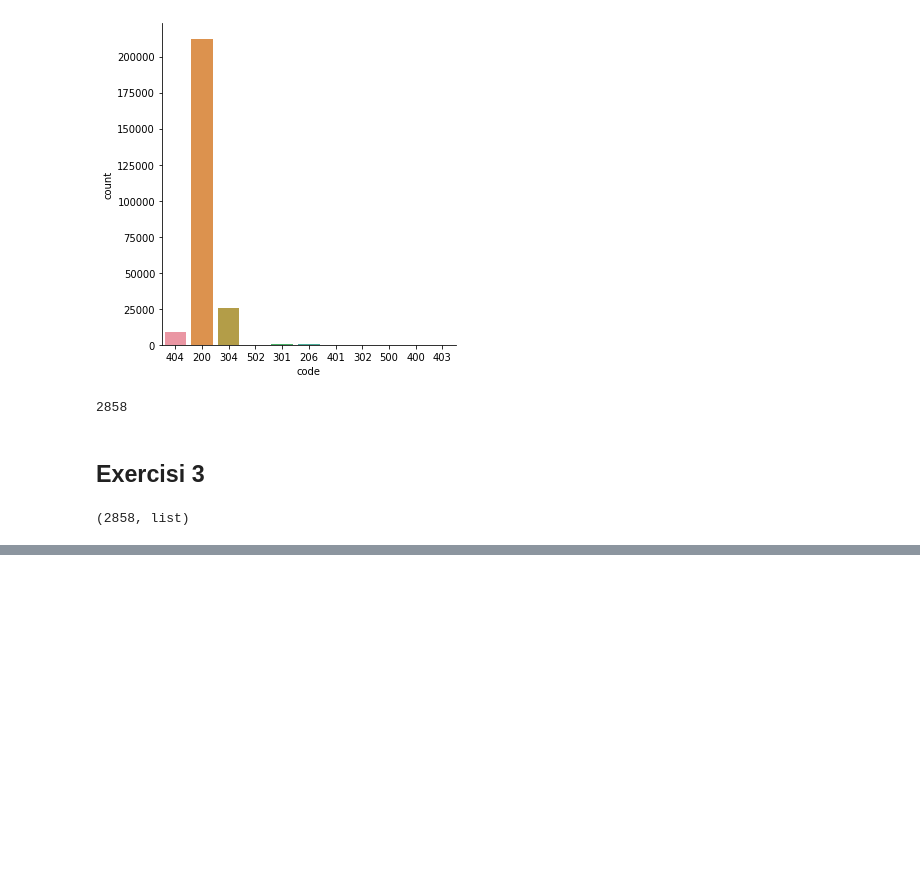
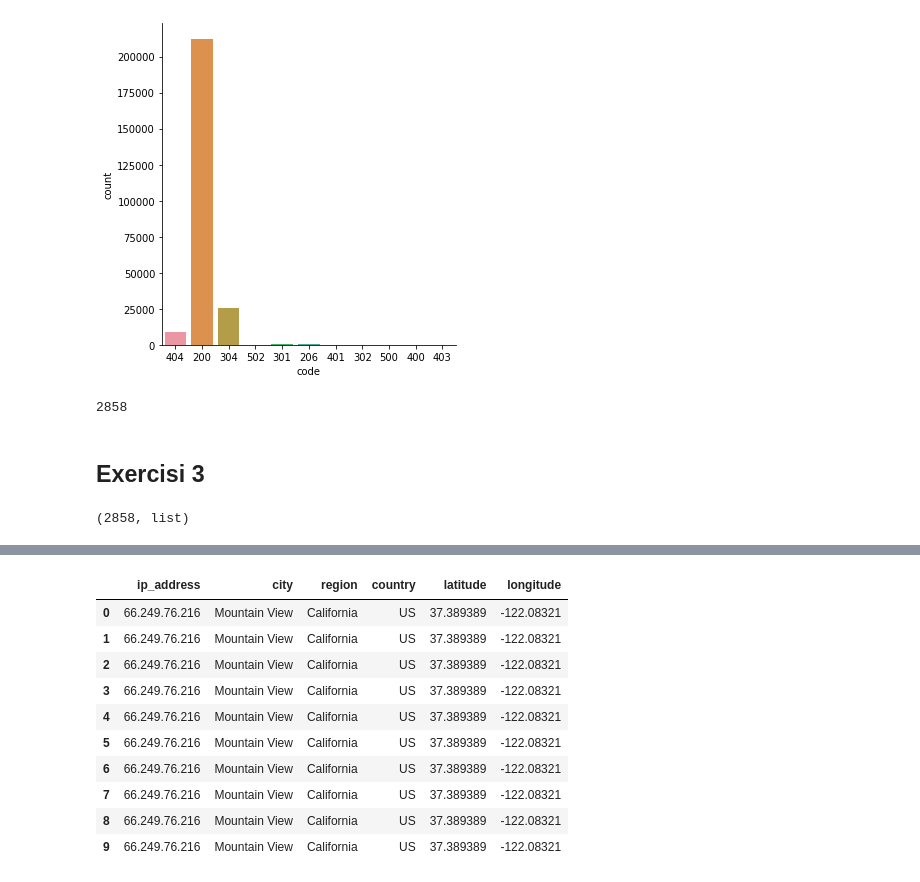
Before and after one commit to ManelForcales/Registre-de-logs, a Jupyter notebook: Tasca7_Spring5.ipynb, the cells around one changed output, grey strips where cells are left out. Drawn from its saved outputs; the diff is of its cells as text; code cells hidden in the pictures; blank space fills up the shorter version.

```diff
--- a/Tasca7_Spring5.ipynb
+++ b/Tasca7_Spring5.ipynb
@@ -185,2 +193,7 @@ print(len(ip_list[1]))
+# %%
+def extract_matching(x):
+    for info in days:
+        if x == info['ip_address']:
+            return info
 # %%
 log["contents"] = np.nan
@@ -189,10 +200,2 @@ log.iloc[0,-1]
-# %%
-# we are going to put the dict in a new column called 'contents' when the IP matches
-for i,row in log.iterrows():
-    print(i)
-    for j in ip_data:
-        if row['ip'] == j['ip_address']:
-            print(j)
-            log.iloc[i,-1]=j
-            break
-    log.iloc[i,-1]={} # return nan if the ip_data cannot be found
+# %%
+log['contents'] = log['ip'].apply(extract_matching)
@@ -198,0 +217,16 @@ for i,row in log.iterrows():
+# %%
+df_contents = json_normalize(log['contents'][:10])
+# %%
+df_contents
+# %% [output]
+|  | ip_address | city | region | country | latitude | longitude |
+| 0 | 66.249.76.216 | Mountain View | California | US | 37.389389 | -122.08321 |
+| 1 | 66.249.76.216 | Mountain View | California | US | 37.389389 | -122.08321 |
+| 2 | 66.249.76.216 | Mountain View | California | US | 37.389389 | -122.08321 |
+| 3 | 66.249.76.216 | Mountain View | California | US | 37.389389 | -122.08321 |
+| 4 | 66.249.76.216 | Mountain View | California | US | 37.389389 | -122.08321 |
+| 5 | 66.249.76.216 | Mountain View | California | US | 37.389389 | -122.08321 |
+| 6 | 66.249.76.216 | Mountain View | California | US | 37.389389 | -122.08321 |
+| 7 | 66.249.76.216 | Mountain View | California | US | 37.389389 | -122.08321 |
+| 8 | 66.249.76.216 | Mountain View | California | US | 37.389389 | -122.08321 |
+| 9 | 66.249.76.216 | Mountain View | California | US | 37.389389 | -122.08321 |
```
Also changed, not shown: parts of 14 cells of this notebook, 5 other files.
